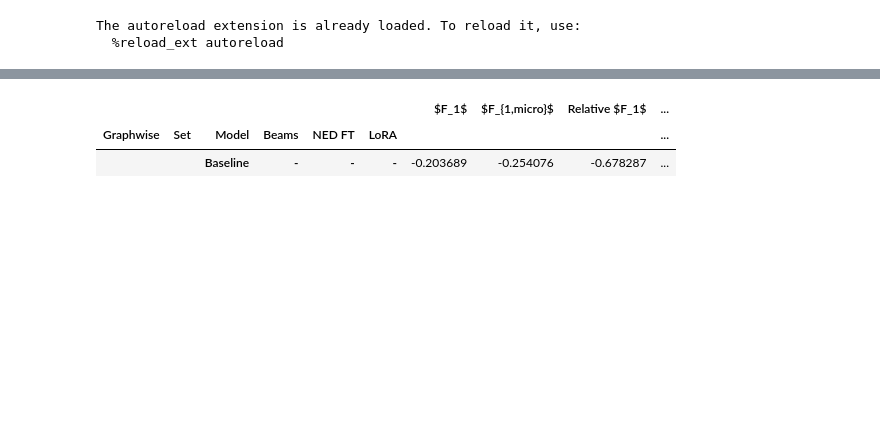
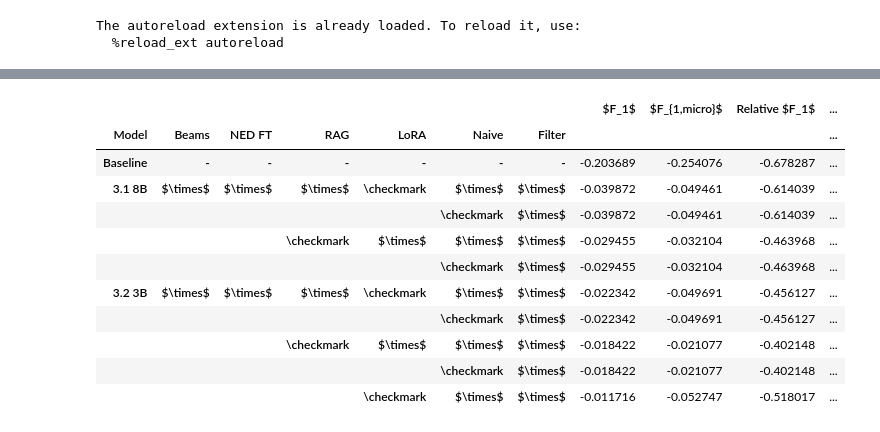
Before and after one commit to Dakantz/CHASTE, a Jupyter notebook: submission/test_gen_tables.ipynb, the cells around one changed output, grey strips where cells are left out. Saved outputs shown, nothing was run; the diff lists cells and outputs as text; code cells hidden in the pictures; blank space fills up the shorter version.

Commit message:
Re-run Table genereation with correct acronyms

```diff
--- a/submission/test_gen_tables.ipynb
+++ b/submission/test_gen_tables.ipynb
@@ -21,14 +21,14 @@ test_file = Path("./results_test/all.csv")
 test_df = pd.read_csv(test_file)
 report_dir = Path("report")
 
-test_df = test_df[(test_df["Team ID"] == "TUGW") |  (test_df["Team ID"] == "Organizers")]
-report_dir = report_dir / "test-tugw"
-lbl_xtra = ":test:tugw"
-mode = "Merged Test"
-# test_df = test_df[(test_df["Team ID"] == "ToGS") |  (test_df["Team ID"] == "Organizers")]
-# report_dir = report_dir / "test"
-# lbl_xtra = ":test:togs"
-# mode = "Test"
+# test_df = test_df[(test_df["Team ID"] == "TUGW") |  (test_df["Team ID"] == "Organizers")]
+# report_dir = report_dir / "test-tugw"
+# lbl_xtra = ":test:tugw"
+# mode = "Merged Test"
+test_df = test_df[(test_df["Team ID"] == "ToGS") |  (test_df["Team ID"] == "Organizers")]
+report_dir = report_dir / "test"
+lbl_xtra = ":test:togs"
+mode = "Test"
 
 report_dir.mkdir(exist_ok=True, parents=True)
 test_df
@@ -187,7 +176,7 @@ for task_name, task_df in tasks.items():
         lambda v: f"{v:.2f}" if isinstance(v, float) else v, na_rep="-"
     ).to_latex(
         report_dir / f"task_{task_name_formatted}_full.tex",
-        caption=f"{mode} Set Results for Subtask {task_name}",
+        caption=f"{mode} Set Results for {task_id_to_name(task_name)} (Subtask {task_name})",
         label=f"tab:task:{task_name_formatted}{lbl_xtra}:full",
         clines="all;data",
         hrules=True,
@@ -198,7 +187,7 @@ for task_name, task_df in tasks.items():
         na_rep="-", precision=2
     ).to_latex(
         report_dir / f"subtask_{task_name_formatted}_top.tex",
-        caption=f"Top {top_k} {mode} Set Results for Subtask {task_name}",
+        caption=f"Top {top_k} {mode} Set Results for {task_id_to_name(task_name)} (Subtask {task_name})",
         label=f"tab:task:{task_name_formatted}{lbl_xtra}",
         clines="all;data",
         hrules=True,
@@ -217,7 +206,7 @@ for task_name, task_df in tasks.items():
         na_rep="-",
     ).to_latex(
         report_dir / f"task_{task_name_formatted}_improve.tex",
-        caption=f"{mode} Set Improvements for Subtask {task_name}",
+        caption=f"{mode} Set Improvements for {task_id_to_name(task_name)} (Subtask {task_name})",
         label=f"tab:task:{task_name_formatted}{lbl_xtra}_improve",
         clines="all;data",
         hrules=True,
@@ -253,34 +245,45 @@ import re
 
 from constrerl.utils import calculate_relative_improvements
 
 pairs = {
     "Subtask 6.1": [task_6_1_1_df, task_6_1_2_df],
     "Subtask 6.2": [task_6_2_1_df, task_6_2_2_df],
 }
 for task_name, (df1, df2) in pairs.items():
     if df1.empty or df2.empty:
         print(f"Skipping {task_name} due to empty DataFrame.")
         continue
     task_name_formatted = re.sub(r"(\.| )", "_", task_name).strip().lower()
     disambiguation_changes = calculate_relative_improvements(df1, df2)
+    task_id = task_name.split(" ")[-1]
+
     disambiguation_changes.style.format(
         lambda v: (
             f"+\\textcolor{{DarkGreen}}{{{v:.2f}}}"
             if v > 0
             else f"\\textcolor{{DarkRed}}{{{v:.2f}}}"
             if isinstance(v, float)
             else v
         ),
         na_rep="-",
     ).to_latex(
         report_dir / f"{task_name_formatted}_disambiguation.tex",
-        caption=f"{mode} Set Disambiguation Changes for {task_name}",
+        caption=f"{mode} Set Disambiguation Changes for {task_name} between {task_id_to_name(f'{task_id}.1')} and {task_id_to_name(f'{task_id}.2')}.",
         label=f"tab:task:{task_name_formatted}{lbl_xtra}_disambiguation",
         clines="all;data",
         hrules=True,
     )
 disambiguation_changes
 # %% [output]
-|  |  |  |  |  |  | $F_1$ | $F_{1,micro}$ | Relative $F_1$ | ... |
-| Graphwise | Set | Model | Beams | NED FT | LoRA |  |  |  | ... |
-|  |  | Baseline | - | - | - | -0.203689 | -0.254076 | -0.678287 | ... |
+|  |  |  |  |  |  |  | $F_1$ | $F_{1,micro}$ | Relative $F_1$ | ... |
+| Model | Beams | NED FT | RAG | LoRA | Naive | Filter |  |  |  | ... |
+| Baseline | - | - | - | - | - | - | -0.203689 | -0.254076 | -0.678287 | ... |
+| 3.1 8B | $\times$ | $\times$ | $\times$ | \checkmark | $\times$ | $\times$ | -0.039872 | -0.049461 | -0.614039 | ... |
+|  |  |  |  |  | \checkmark | $\times$ | -0.039872 | -0.049461 | -0.614039 | ... |
+|  |  |  | \checkmark | $\times$ | $\times$ | $\times$ | -0.029455 | -0.032104 | -0.463968 | ... |
+|  |  |  |  |  | \checkmark | $\times$ | -0.029455 | -0.032104 | -0.463968 | ... |
+| 3.2 3B | $\times$ | $\times$ | $\times$ | \checkmark | $\times$ | $\times$ | -0.022342 | -0.049691 | -0.456127 | ... |
+|  |  |  |  |  | \checkmark | $\times$ | -0.022342 | -0.049691 | -0.456127 | ... |
+|  |  |  | \checkmark | $\times$ | $\times$ | $\times$ | -0.018422 | -0.021077 | -0.402148 | ... |
+|  |  |  |  |  | \checkmark | $\times$ | -0.018422 | -0.021077 | -0.402148 | ... |
+|  |  |  |  | \checkmark | $\times$ | $\times$ | -0.011716 | -0.052747 | -0.518017 | ... |
```
Also changed, not shown: parts of 6 cells of this notebook, 7 other files.
